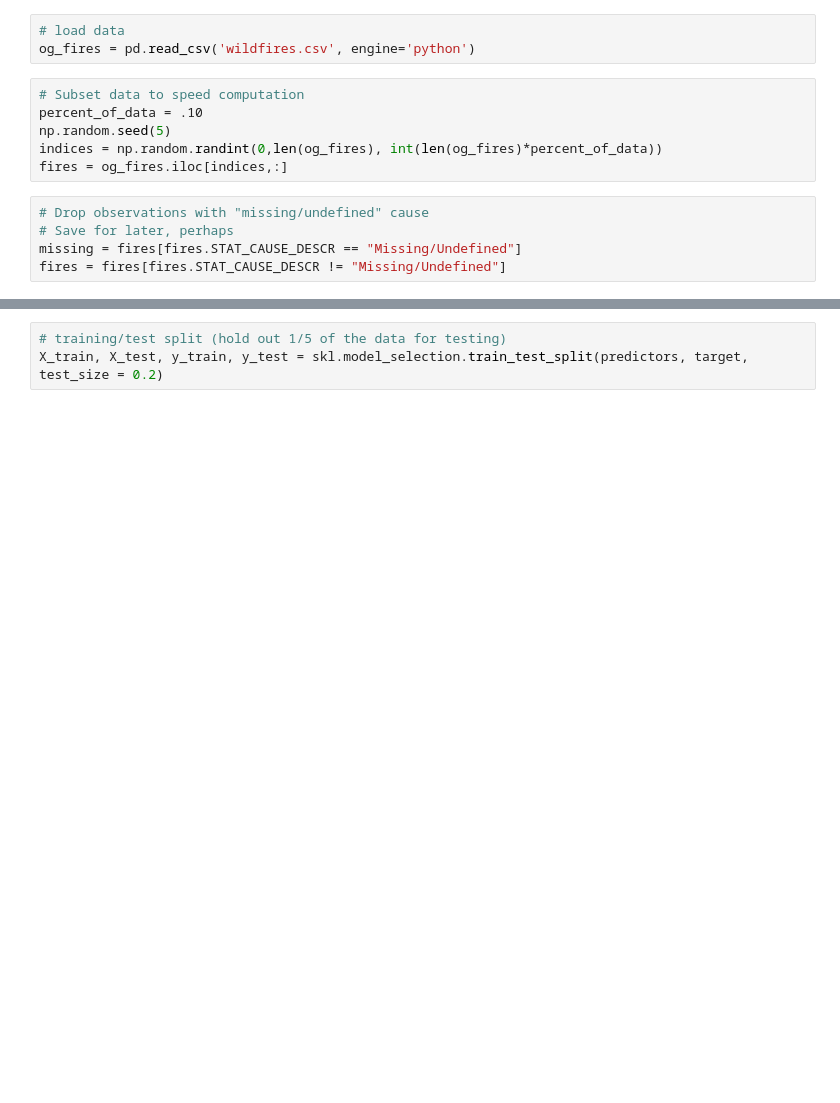
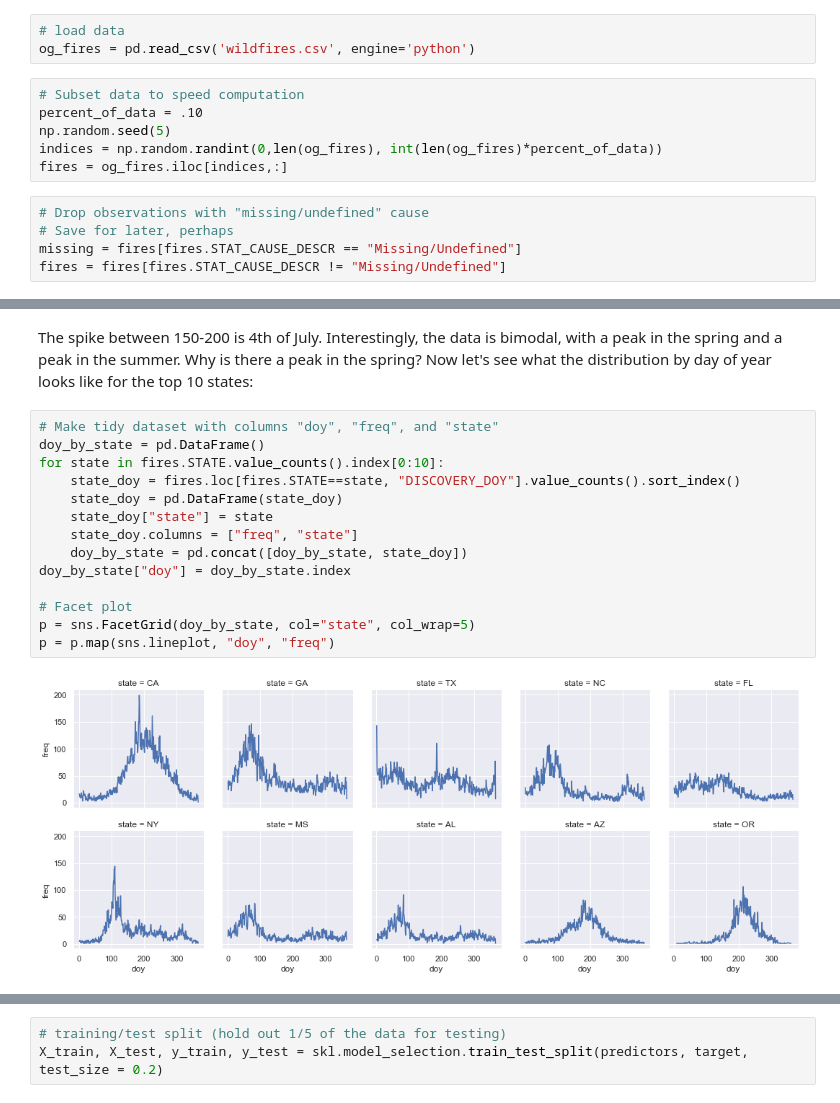
Before and after one commit to carterportwood/Wildfires_ML_Project, a Jupyter notebook: 208 Project.ipynb, the cells around one changed output, grey strips where cells are left out. Saved outputs shown, nothing was run; the diff lists cells and outputs as text; blank space fills up the shorter version.

```diff
--- a/208 Project.ipynb
+++ b/208 Project.ipynb
@@ -131,0 +139,18 @@ set(fires.STAT_CAUSE_CODE), set(fires.STAT_CAUSE_DESCR)
+# %% [markdown]
+The spike between 150-200 is 4th of July. Interestingly, the data is bimodal, with a peak in the spring and a peak in the summer. Why is there a peak in the spring? Now let's see what the distribution by day of year looks like for the top 10 states:
+# %%
+# Make tidy dataset with columns "doy", "freq", and "state"
+doy_by_state = pd.DataFrame()
+for state in fires.STATE.value_counts().index[0:10]:
+    state_doy = fires.loc[fires.STATE==state, "DISCOVERY_DOY"].value_counts().sort_index()
+    state_doy = pd.DataFrame(state_doy)
+    state_doy["state"] = state
+    state_doy.columns = ["freq", "state"]
+    doy_by_state = pd.concat([doy_by_state, state_doy])
+doy_by_state["doy"] = doy_by_state.index
+
+# Facet plot
+p = sns.FacetGrid(doy_by_state, col="state", col_wrap=5)
+p = p.map(sns.lineplot, "doy", "freq")
+# %% [output]
+[figure, added]
```
Also changed, not shown: parts of 24 cells of this notebook, 1 other file.
